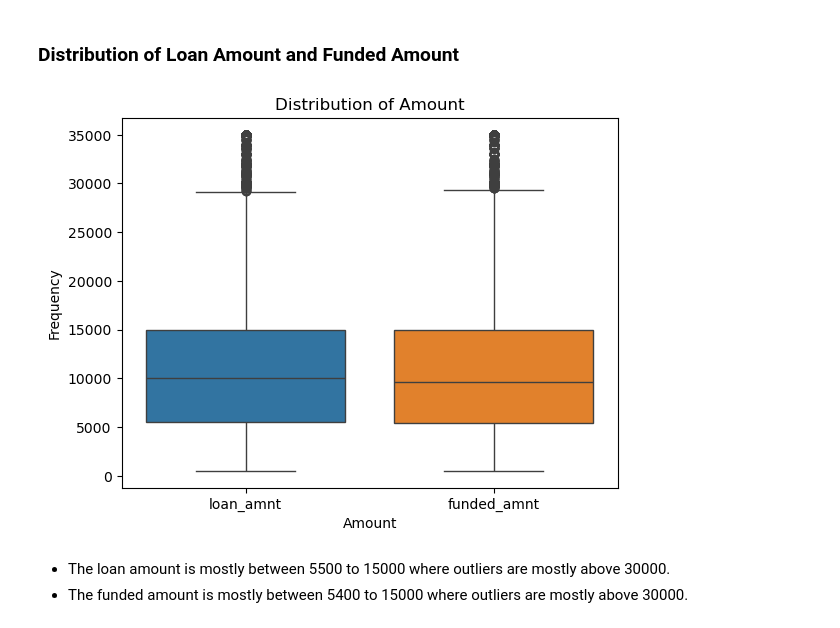
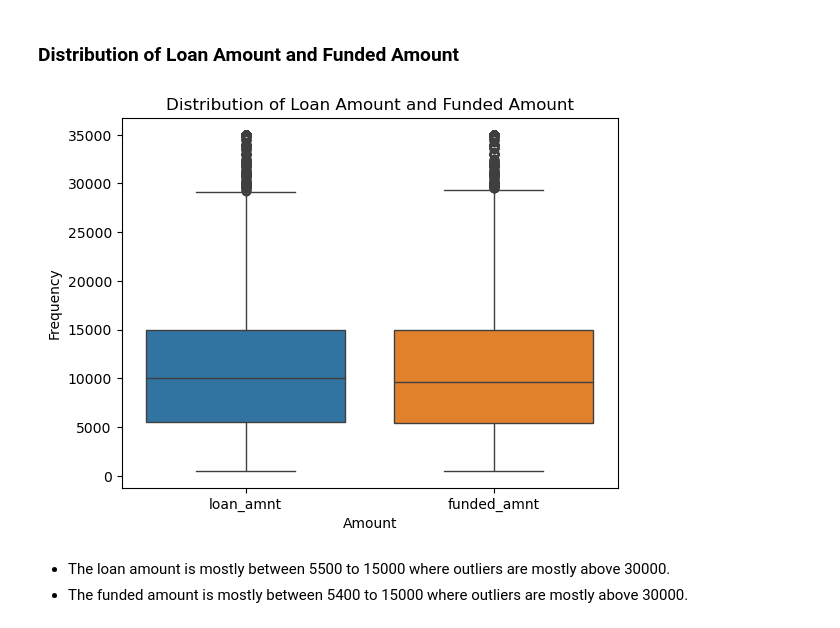
Before and after one commit to gauravkumarsahoo/lending-club-case-study, a Jupyter notebook: lending_club_case_study.ipynb, the cells around one changed output. Cells and saved outputs as stored; diff of their text form; code cells hidden in the pictures.

```diff
--- a/lending_club_case_study.ipynb
+++ b/lending_club_case_study.ipynb
@@ -152,12 +152,12 @@ loan_data.describe()
 ### Distribution of Loan Amount and Funded Amount
 # %%
 sns.boxplot(data=loan_data[['loan_amnt', 'funded_amnt']])
-plt.title('Distribution of Amount')
+plt.title('Distribution of Loan Amount and Funded Amount')
 plt.xlabel('Amount')
 plt.ylabel('Frequency')
 plt.show()
 # %% [output]
-[figure, old version]
+[figure, new version]
 # %% [markdown]
 - The loan amount is mostly between 5500 to 15000 where outliers are mostly above 30000.
 - The funded amount is mostly between 5400 to 15000 where outliers are mostly above 30000.
```
Also changed, not shown: parts of 1 cell of this notebook.
